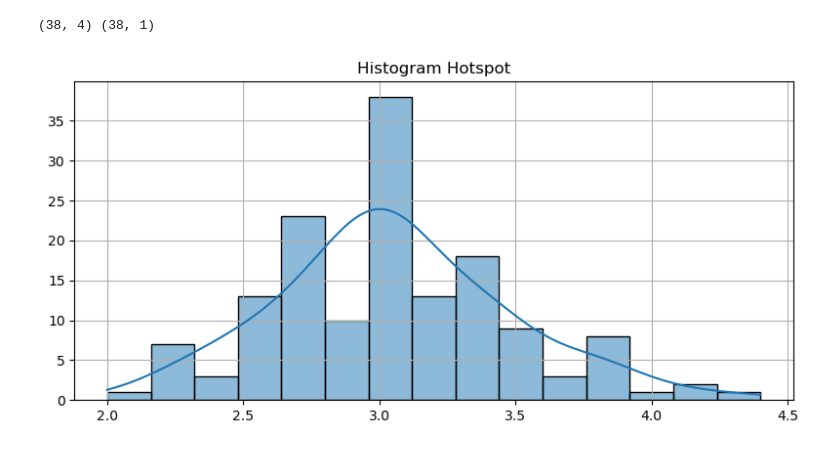
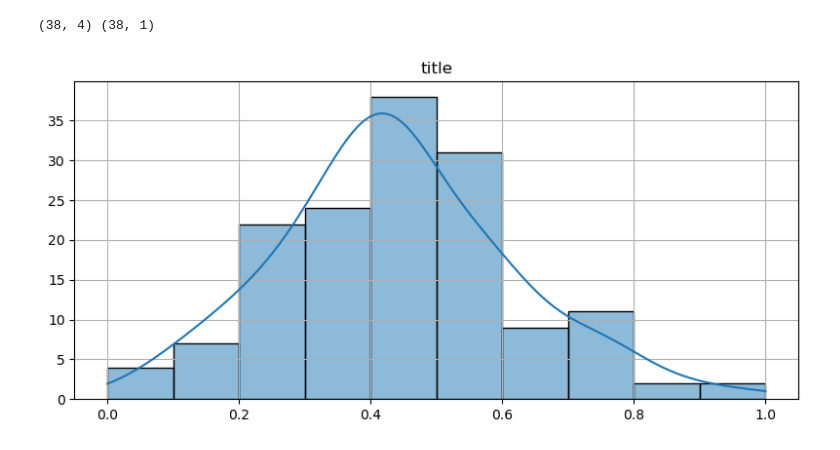
Before and after one commit to kusin/bahan-ajar-ML, a Jupyter notebook: Pertemuan 4 - Teknik Praproses Data/Preprocessing - iris.ipynb, the cells around one changed output. Drawn from its saved outputs; the diff is of its cells as text; code cells hidden in the pictures.

```diff
--- a/Pertemuan 4 - Teknik Praproses Data/Preprocessing - iris.ipynb
+++ b/Pertemuan 4 - Teknik Praproses Data/Preprocessing - iris.ipynb
@@ -234,24 +228,19 @@ print(testX.shape, testY.shape)
 # %% [output]
 (38, 4) (38, 1)
 # %%
-# function histogram,
-def histogram(data, x, title):
+# create scatter plots
+fig, ax = plt.subplots(figsize = (8,4))
+#sns.kdeplot(data=data, x=x, fill=True, ax=ax)
+sns.histplot(data=MinMax, x="sepal_width", kde=True, bins=10)
 
-  # create scatter plots
-  fig, ax = plt.subplots(figsize = (8,4))
-  #sns.kdeplot(data=data, x=x, fill=True, ax=ax)
-  sns.histplot(data=data, x=x, kde=True, bins=15)
+# set labels
+ax.set_title("title", fontsize=12)
+ax.set_xlabel("", fontsize=12)
+ax.set_ylabel("", fontsize=12)
+ax.grid(True)
 
-  # set labels
-  ax.set_title(title, fontsize=12)
-  ax.set_xlabel("", fontsize=12)
-  ax.set_ylabel("", fontsize=12)
-  ax.grid(True)
-
-  # return values
-  plt.tight_layout()
-  plt.show()
+# return values
+plt.tight_layout()
+plt.show()
+# %% [output]
+[figure, added]
-# %%
-histogram(data=dataset, x="sepal_width", title="Histogram Hotspot")
-# %% [output]
-[figure, removed]
```
Also changed, not shown: parts of 3 cells of this notebook.
